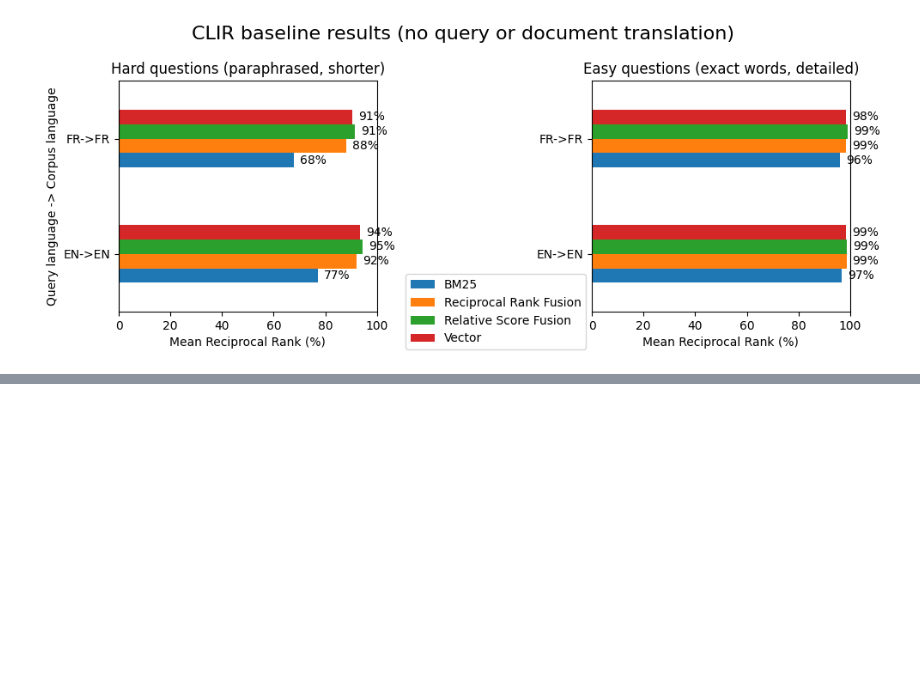
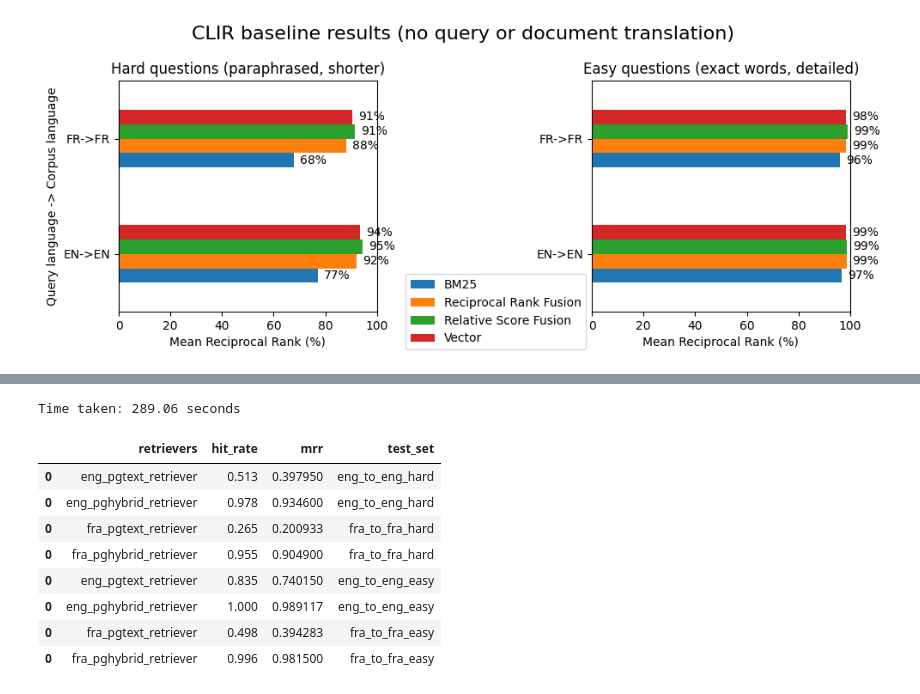
Before and after one commit to justice-bac/laws-clir, a Jupyter notebook: 4_hybrid_eval.ipynb, the cells around one changed output, grey strips where cells are left out. Cells and saved outputs as stored; diff of their text form; code cells hidden in the pictures; blank space fills up the shorter version.

```diff
--- a/4_hybrid_eval.ipynb
+++ b/4_hybrid_eval.ipynb
@@ -472,0 +537,21 @@ plt.show()
+# %%
+fra_index = VectorStoreIndex.from_vector_store(vector_store=vector_store, show_progress=True)
+fra_index.insert_nodes(fra_nodes)
+
+fra_vector_retriever = fra_index.as_retriever(
+    vector_store_query_mode="default",
+    similarity_top_k=5,
+)
+fra_text_retriever = fra_index.as_retriever(
+    vector_store_query_mode="sparse",
+    similarity_top_k=5,
+)
+fra_retriever = QueryFusionRetriever(
+    retrievers=[fra_vector_retriever, fra_text_retriever],
+    mode="relative_score",
+    llm=service_context.llm,
+    similarity_top_k=5,
+    num_queries=1,
+    use_async=False,
+    retriever_weights=[0.7, 0.3],
+)
@@ -472,0 +631,33 @@ plt.show()
+# %%
+# Same thing for easy questions
+start = time.time()
+eng_to_eng_easy_text = await eng_text_evaluator.aevaluate_dataset(eng_to_eng_easy)
+fra_to_fra_easy_text = await fra_text_evaluator.aevaluate_dataset(fra_to_fra_easy)
+eng_to_eng_easy_hybrid = await eng_pghybrid_evaluator.aevaluate_dataset(eng_to_eng_easy)
+fra_to_fra_easy_hybrid = await fra_pghybrid_evaluator.aevaluate_dataset(fra_to_fra_easy)
+end = time.time()
+
+print(f"Time taken: {end - start:.2f} seconds")
+
+result1 = display_results("eng_pgtext_retriever", eng_to_eng_easy_text)
+result1["test_set"] = "eng_to_eng_easy"
+result2 = display_results("eng_pghybrid_retriever", eng_to_eng_easy_hybrid)
+result2["test_set"] = "eng_to_eng_easy"
+result4 = display_results("fra_pgtext_retriever", fra_to_fra_easy_text)
+result4["test_set"] = "fra_to_fra_easy"
+result5 = display_results("fra_pghybrid_retriever", fra_to_fra_easy_hybrid)
+result5["test_set"] = "fra_to_fra_easy"
+
+result = pd.concat([result, result1, result2, result4, result5])
+result
+# %% [output]
+Time taken: 289.06 seconds
+|  | retrievers | hit_rate | mrr | test_set |
+| 0 | eng_pgtext_retriever | 0.513 | 0.397950 | eng_to_eng_hard |
+| 0 | eng_pghybrid_retriever | 0.978 | 0.934600 | eng_to_eng_hard |
+| 0 | fra_pgtext_retriever | 0.265 | 0.200933 | fra_to_fra_hard |
+| 0 | fra_pghybrid_retriever | 0.955 | 0.904900 | fra_to_fra_hard |
+| 0 | eng_pgtext_retriever | 0.835 | 0.740150 | eng_to_eng_easy |
+| 0 | eng_pghybrid_retriever | 1.000 | 0.989117 | eng_to_eng_easy |
+| 0 | fra_pgtext_retriever | 0.498 | 0.394283 | fra_to_fra_easy |
+| 0 | fra_pghybrid_retriever | 0.996 | 0.981500 | fra_to_fra_easy |
```
Also changed, not shown: parts of 13 cells of this notebook, 2 other files.
